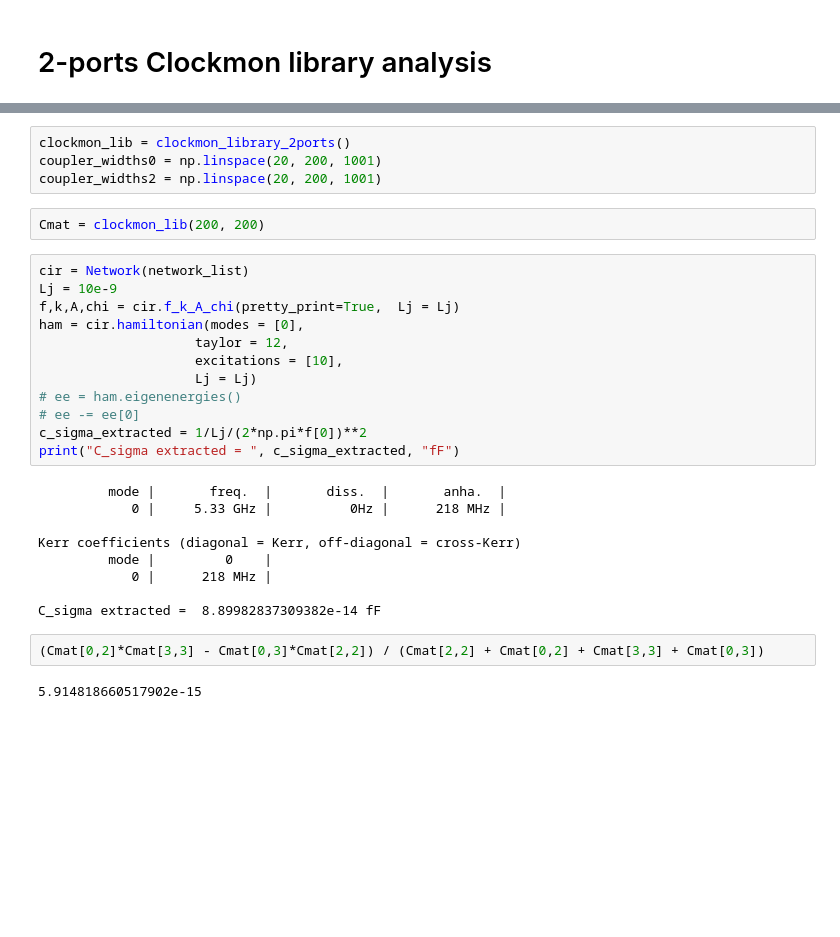
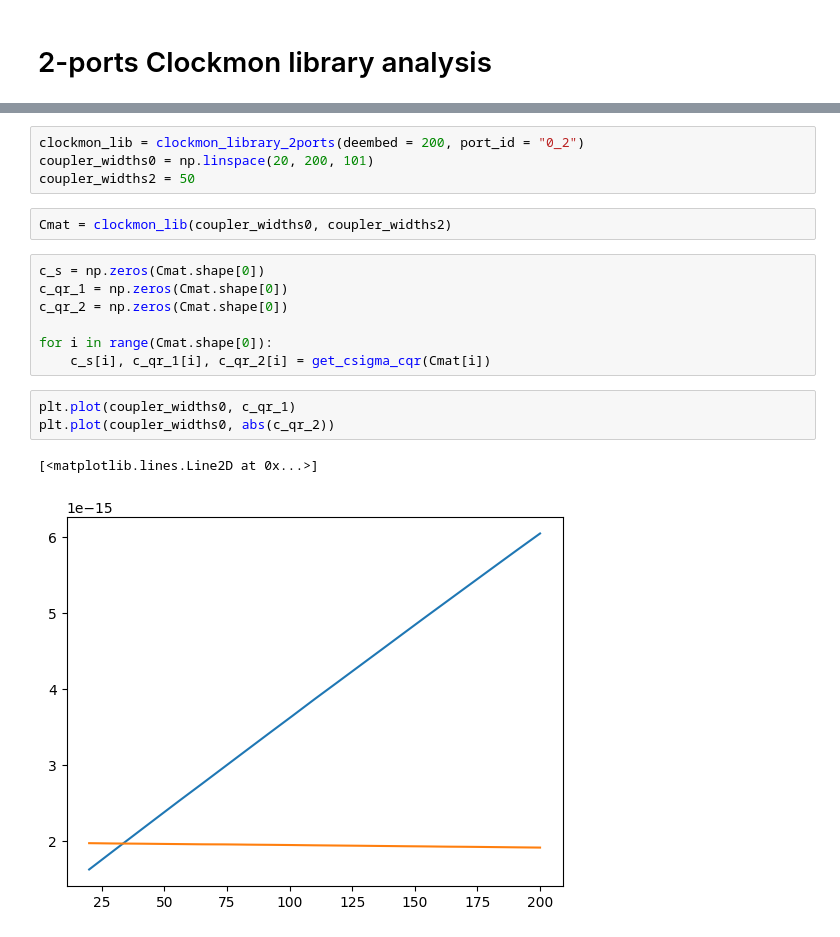
Before and after one commit to rmoretti9/QDAST, a Jupyter notebook: src/modeling/clockmon/libraries/clockmon_library_2ports.ipynb, the cells around one changed output, grey strips where cells are left out. Saved outputs shown, nothing was run; the diff lists cells and outputs as text; blank space fills up the shorter version.

Commit message:
finalize cross resonance and 2-port library

```diff
--- a/src/modeling/clockmon/libraries/clockmon_library_2ports.ipynb
+++ b/src/modeling/clockmon/libraries/clockmon_library_2ports.ipynb
@@ -11,31 +7,19 @@ import pandas as pd
 # %%
-clockmon_lib = clockmon_library_2ports()
-coupler_widths0 = np.linspace(20, 200, 1001)
-coupler_widths2 = np.linspace(20, 200, 1001)
+clockmon_lib = clockmon_library_2ports(deembed = 200, port_id = "0_2")
+coupler_widths0 = np.linspace(20, 200, 101)
+coupler_widths2 = 50
 # %%
-Cmat = clockmon_lib(200, 200)
+Cmat = clockmon_lib(coupler_widths0, coupler_widths2)
-# %%
-cir = Network(network_list)
-Lj = 10e-9
-f,k,A,chi = cir.f_k_A_chi(pretty_print=True,  Lj = Lj)
-ham = cir.hamiltonian(modes = [0],
-                    taylor = 12,
-                    excitations = [10],
-                    Lj = Lj)
-# ee = ham.eigenenergies()
-# ee -= ee[0]
-c_sigma_extracted = 1/Lj/(2*np.pi*f[0])**2
-print("C_sigma extracted = ", c_sigma_extracted, "fF")
-# %% [output]
-         mode |       freq.  |       diss.  |       anha.  |
-            0 |     5.33 GHz |          0Hz |      218 MHz |
-
-Kerr coefficients (diagonal = Kerr, off-diagonal = cross-Kerr)
-         mode |         0    |
-            0 |      218 MHz |
-
-C_sigma extracted =  8.89982837309382e-14 fF
-# %%
-(Cmat[0,2]*Cmat[3,3] - Cmat[0,3]*Cmat[2,2]) / (Cmat[2,2] + Cmat[0,2] + Cmat[3,3] + Cmat[0,3])
-# %% [output]
-5.914818660517902e-15
+# %%
+c_s = np.zeros(Cmat.shape[0])
+c_qr_1 = np.zeros(Cmat.shape[0])
+c_qr_2 = np.zeros(Cmat.shape[0])
+
+for i in range(Cmat.shape[0]):
+    c_s[i], c_qr_1[i], c_qr_2[i] = get_csigma_cqr(Cmat[i])
+# %%
+plt.plot(coupler_widths0, c_qr_1)
+plt.plot(coupler_widths0, abs(c_qr_2))
+# %% [output]
+[<matplotlib.lines.Line2D at 0x...>]
+[figure, added]
```
Also changed, not shown: parts of 2 cells of this notebook, 23 other files.
